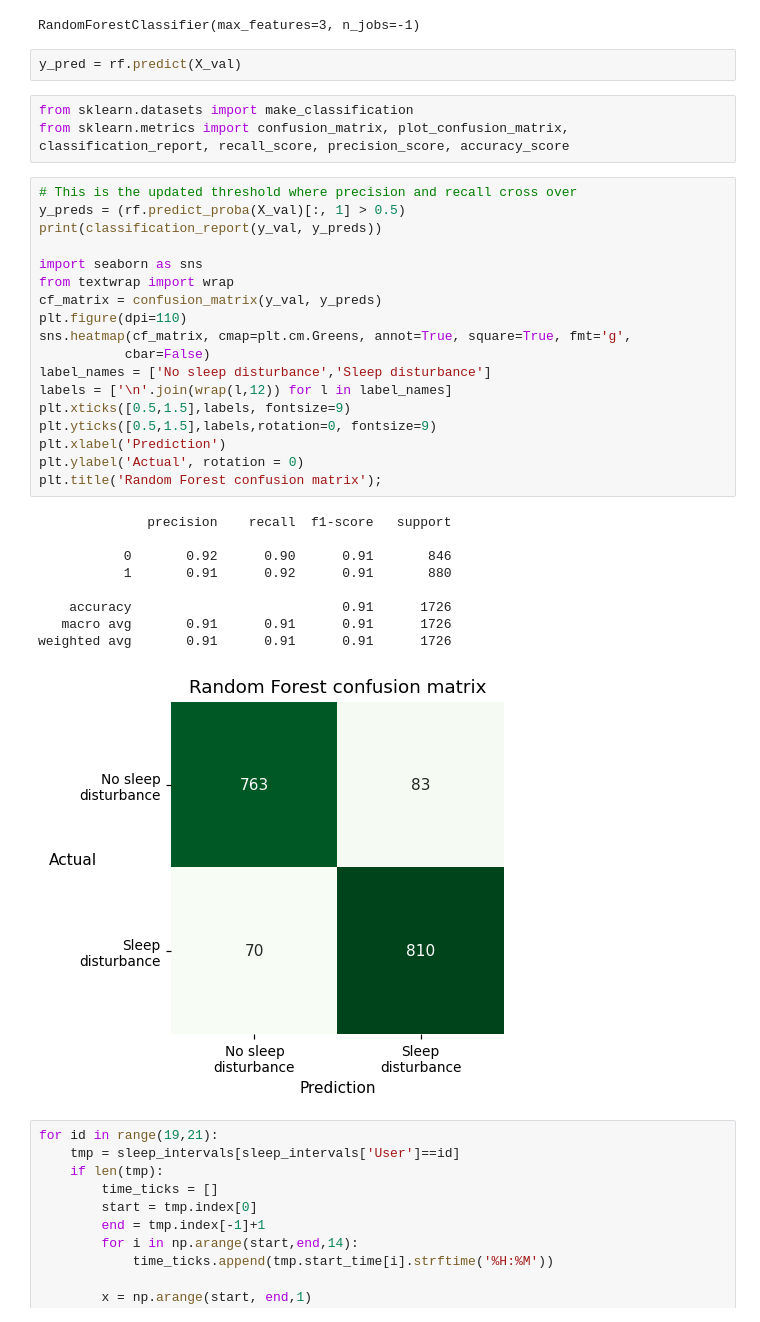
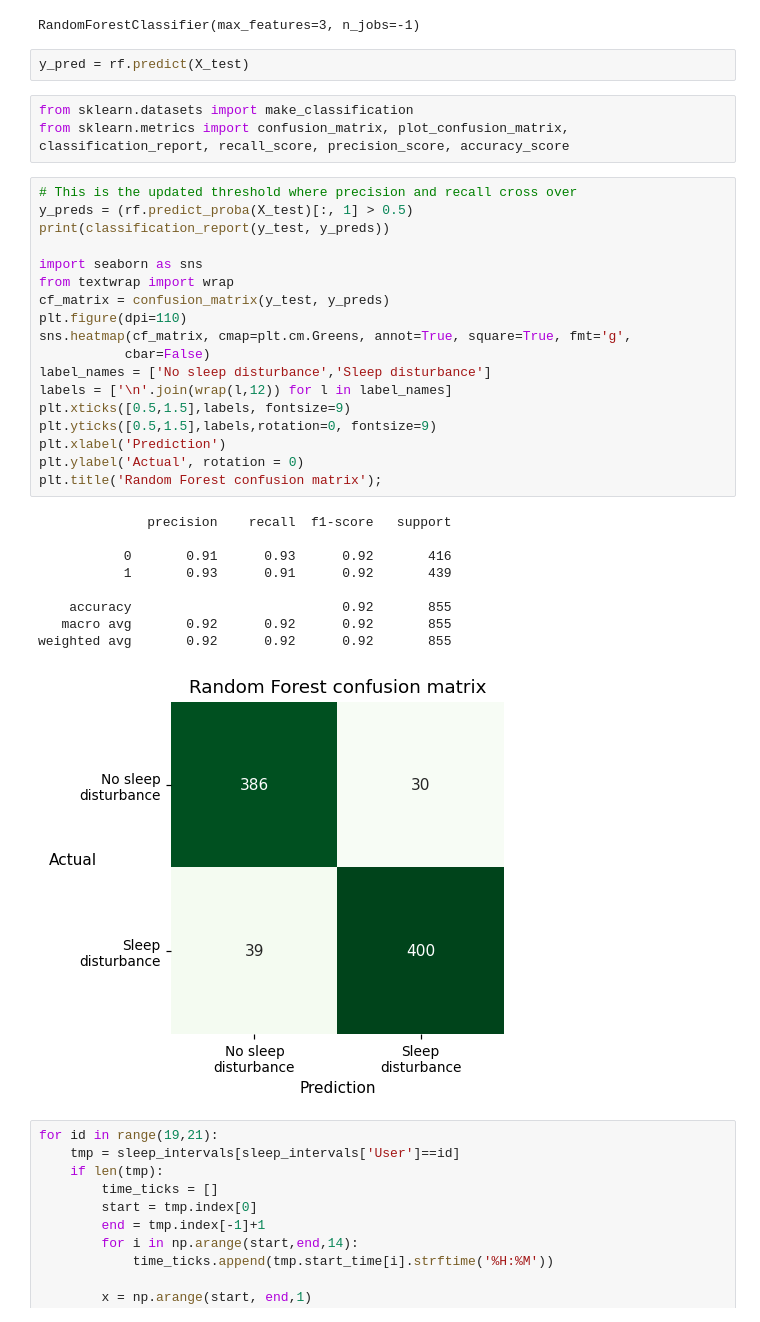
Before and after one commit to jpizzollo/MMASH, a Jupyter notebook: Predicting_sleep_disturbances.ipynb, the cells around one changed output. Cells and saved outputs as stored; diff of their text form.

Commit message:
change to test set

```diff
--- a/Predicting_sleep_disturbances.ipynb
+++ b/Predicting_sleep_disturbances.ipynb
@@ -608,38 +575,38 @@ rf.fit(X_train,y_train)
 # %% [output]
 RandomForestClassifier(max_features=3, n_jobs=-1)
 # %%
-y_pred = rf.predict(X_val)
+y_pred = rf.predict(X_test)
 # %%
 from sklearn.datasets import make_classification
 from sklearn.metrics import confusion_matrix, plot_confusion_matrix, classification_report, recall_score, precision_score, accuracy_score
 # %%
 # This is the updated threshold where precision and recall cross over
-y_preds = (rf.predict_proba(X_val)[:, 1] > 0.5)
-print(classification_report(y_val, y_preds))
+y_preds = (rf.predict_proba(X_test)[:, 1] > 0.5)
+print(classification_report(y_test, y_preds))
 
 import seaborn as sns
 from textwrap import wrap
-cf_matrix = confusion_matrix(y_val, y_preds)
+cf_matrix = confusion_matrix(y_test, y_preds)
 plt.figure(dpi=110)
 sns.heatmap(cf_matrix, cmap=plt.cm.Greens, annot=True, square=True, fmt='g',
            cbar=False)
 label_names = ['No sleep disturbance','Sleep disturbance']
 labels = ['\n'.join(wrap(l,12)) for l in label_names]
 plt.xticks([0.5,1.5],labels, fontsize=9)
 plt.yticks([0.5,1.5],labels,rotation=0, fontsize=9)
 plt.xlabel('Prediction')
 plt.ylabel('Actual', rotation = 0)
 plt.title('Random Forest confusion matrix');
 # %% [output]
               precision    recall  f1-score   support
 
-           0       0.92      0.90      0.91       846
-           1       0.91      0.92      0.91       880
+           0       0.91      0.93      0.92       416
+           1       0.93      0.91      0.92       439
 
-    accuracy                           0.91      1726
-   macro avg       0.91      0.91      0.91      1726
-weighted avg       0.91      0.91      0.91      1726
+    accuracy                           0.92       855
+   macro avg       0.92      0.92      0.92       855
+weighted avg       0.92      0.92      0.92       855
-[figure, old version]
+[figure, new version]
 # %%
 for id in range(19,21):
     tmp = sleep_intervals[sleep_intervals['User']==id]
```
Also changed, not shown: parts of 4 cells of this notebook.
